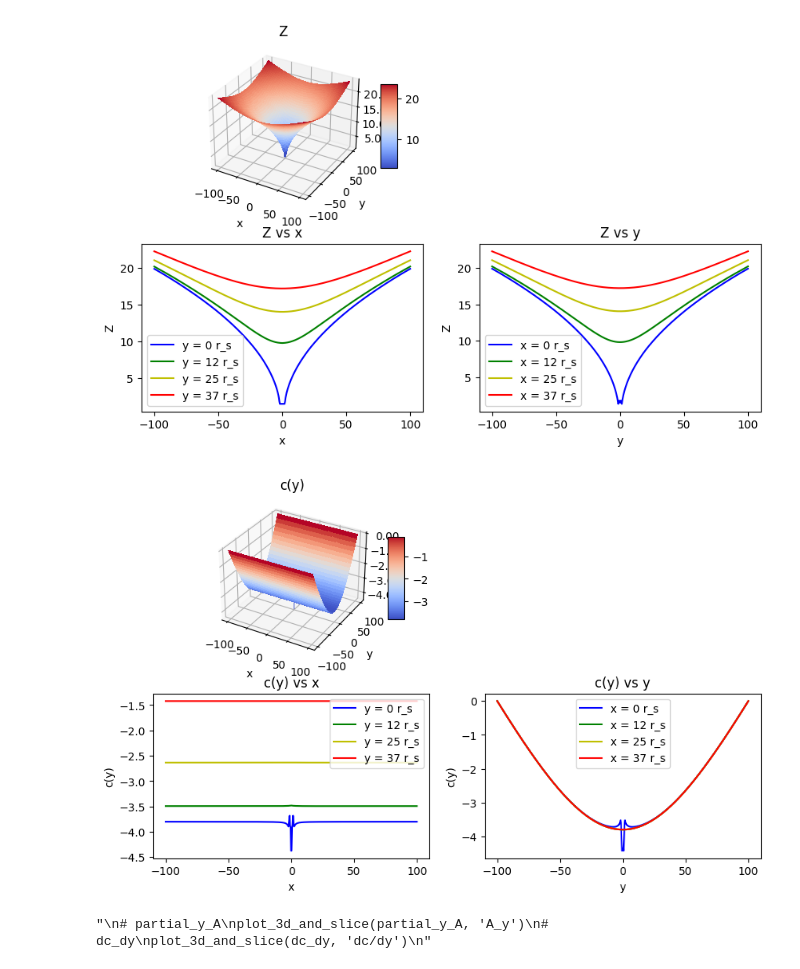
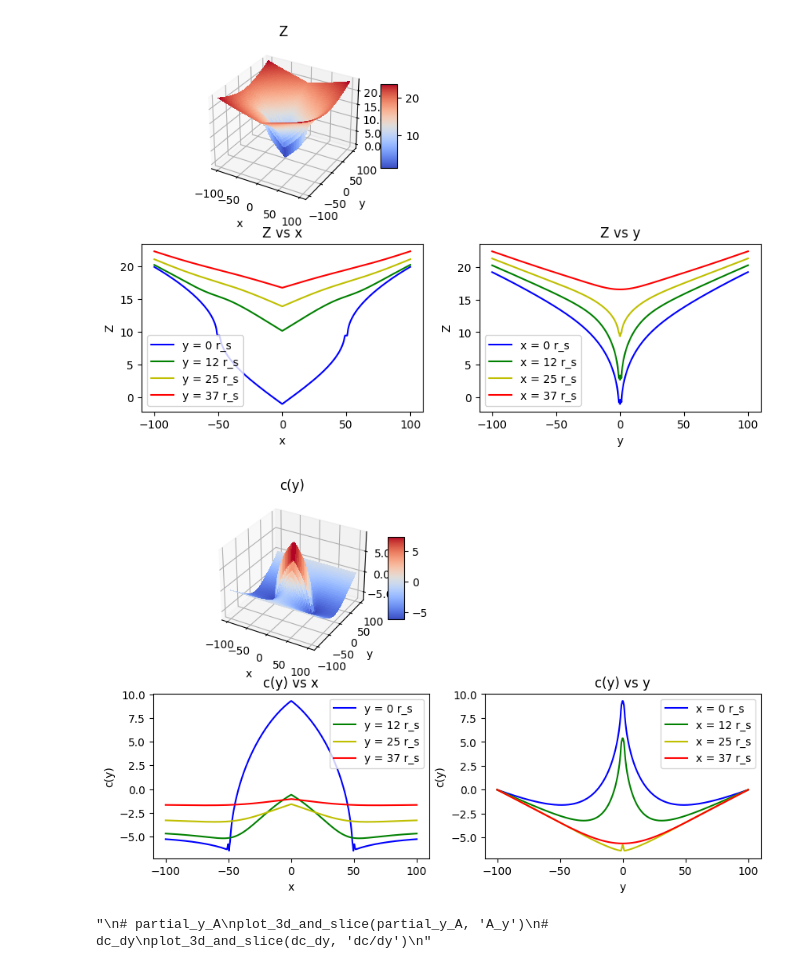
Before and after one commit to NagisaKanno/Embedding-PDE-beta, a Jupyter notebook: binary.ipynb, the cells around one changed output. Drawn from its saved outputs; the diff is of its cells as text; code cells hidden in the pictures.

```diff
--- a/binary.ipynb
+++ b/binary.ipynb
@@ -8,7 +8,7 @@ from scipy.integrate import trapezoid
 
 ### metric
 # Binary BH
-x0 = 1
+x0 = 50
 def g_xx(x, y):
     r1 = np.sqrt((x-x0)**2 + y**2)
     r2 = np.sqrt((x+x0)**2 + y**2)
@@ -131,3 +131,3 @@ plot_3d_and_slice(dc_dy, 'dc/dy')
-[figure, old version]
+[figure, new version]
-[figure, old version]
+[figure, new version]
 "\n# partial_y_A\nplot_3d_and_slice(partial_y_A, 'A_y')\n# dc_dy\nplot_3d_and_slice(dc_dy, 'dc/dy')\n"
```
Also changed, not shown: parts of 1 cell of this notebook, 2 other files.
